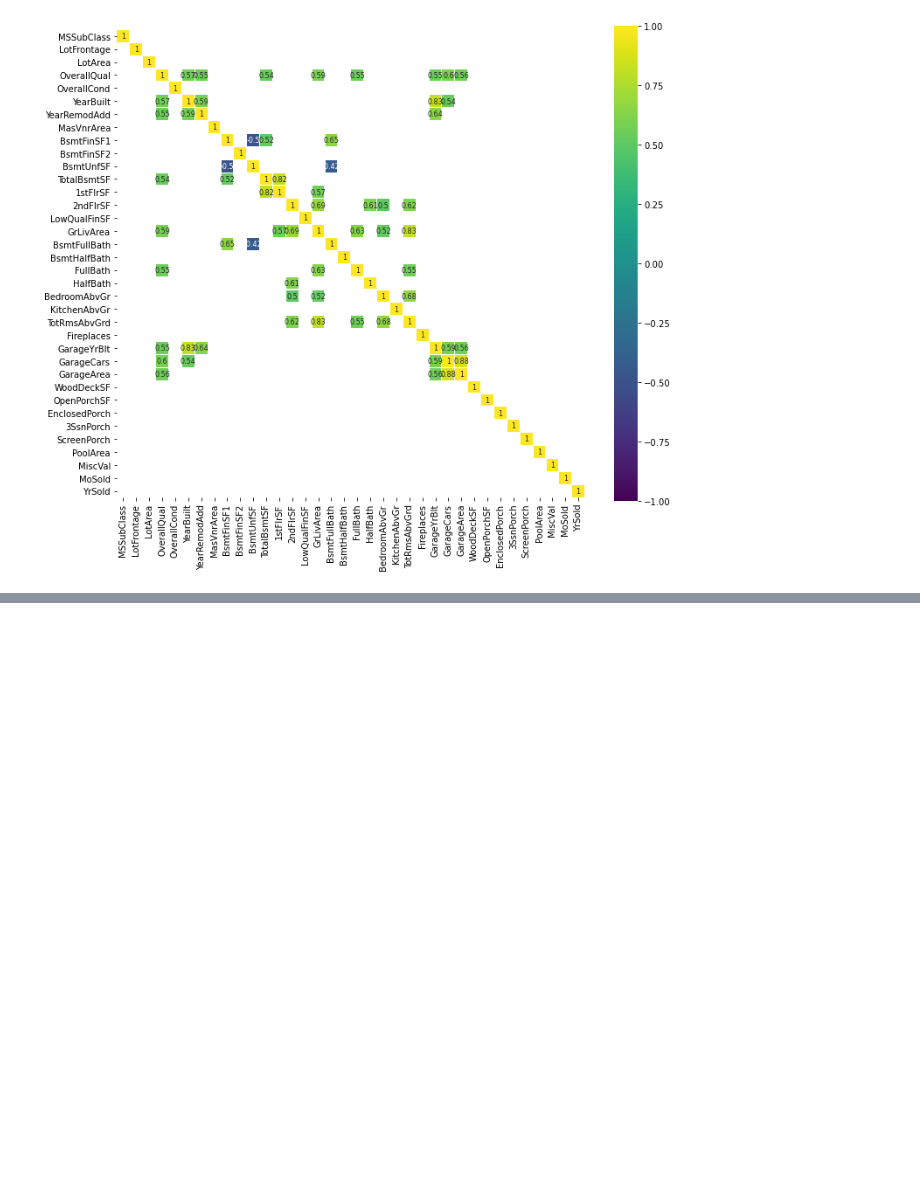
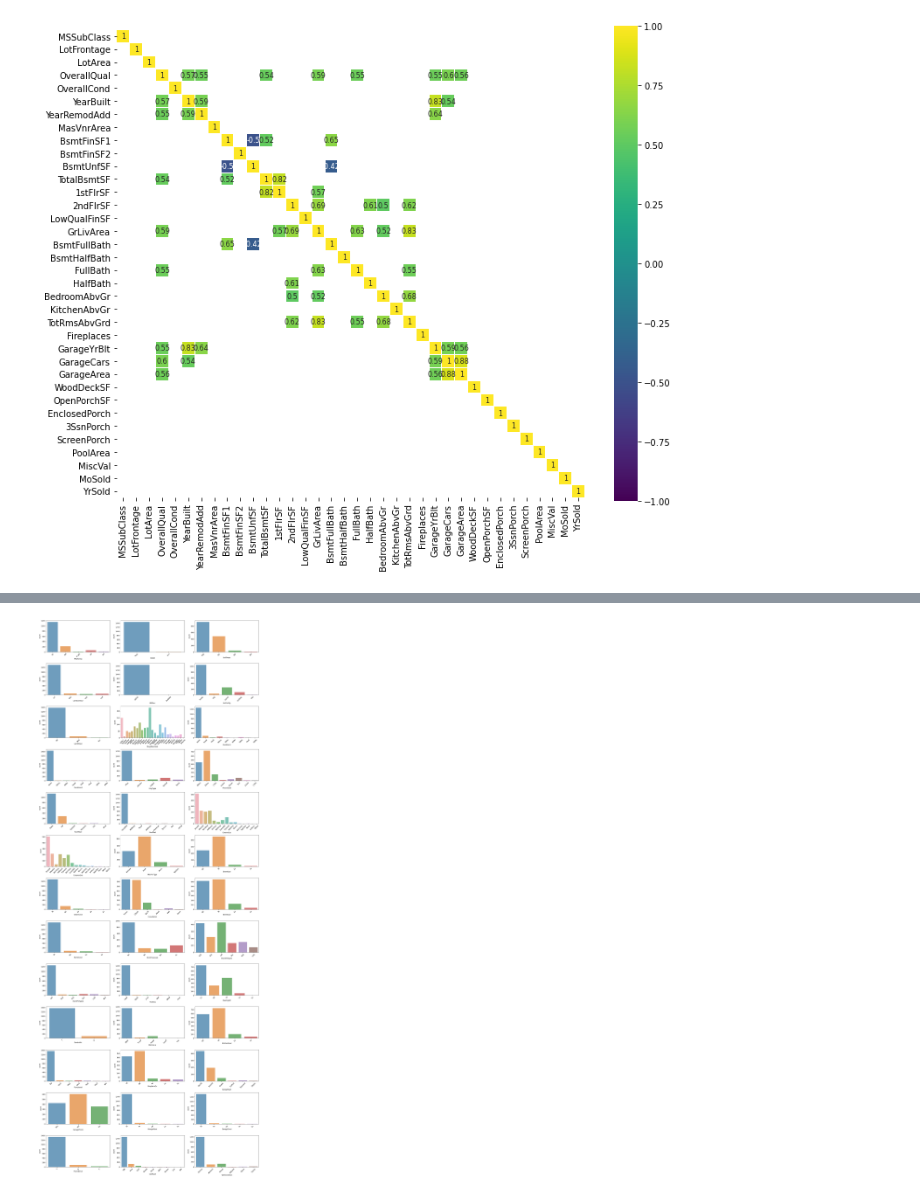
Before and after one commit to aobando20/Machine-learning, a Jupyter notebook: Caso 2 .ipynb, the cells around one changed output, grey strips where cells are left out. Saved outputs shown, nothing was run; the diff lists cells and outputs as text; code cells hidden in the pictures; blank space fills up the shorter version.

```diff
--- a/Caso 2 .ipynb
+++ b/Caso 2 .ipynb
@@ -279,11 +212,0 @@ plt.xticks(rotation=45)
-# %%
-#Muestra las variables graficadas
-
-fig, axes = plt.subplots(round(len(df_not_num.columns) / 3), 3, figsize=(12, 30))
-
-for i, ax in enumerate(fig.axes):
-    if i < len(df_not_num.columns):
-        ax.set_xticklabels(ax.xaxis.get_majorticklabels(), rotation=45)
-        sns.countplot(x=df_not_num.columns[i], alpha=0.7, data=df_not_num, ax=ax)
-
-fig.tight_layout()
@@ -291,0 +299,14 @@ fig.tight_layout()
+# %%
+fig, axes = plt.subplots(round(len(df_not_num.columns) / 3), 3, figsize=(20, 50))
+
+for i, ax in enumerate(fig.axes):
+
+    if i < len(df_not_num.columns):
+
+        plt.setp(ax.xaxis.get_majorticklabels(), rotation=45)# Se cambio ax.set_xticklabels por plt.setp
+
+        sns.countplot(x=df_not_num.columns[i], alpha=0.7, data=df_not_num, ax=ax)
+
+fig.tight_layout()
+# %% [output]
+[figure, added]
```
Also changed, not shown: parts of 25 cells of this notebook.
